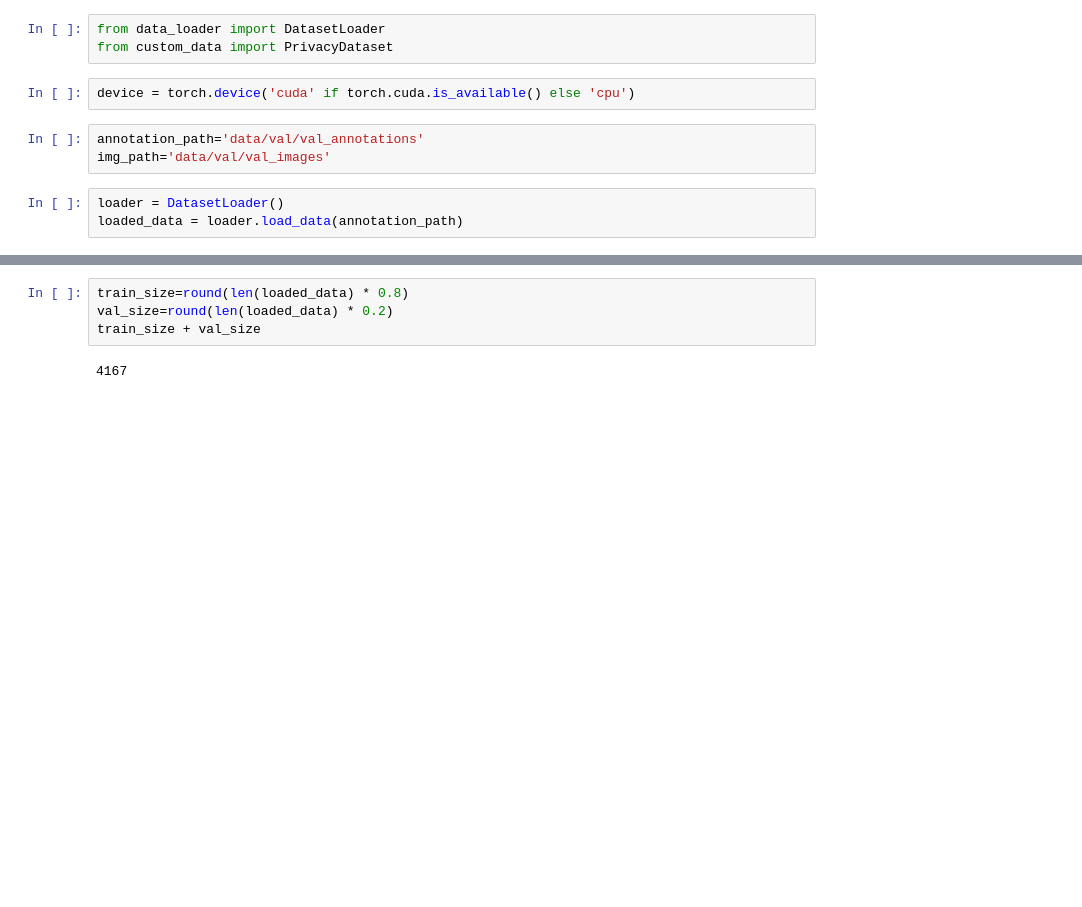
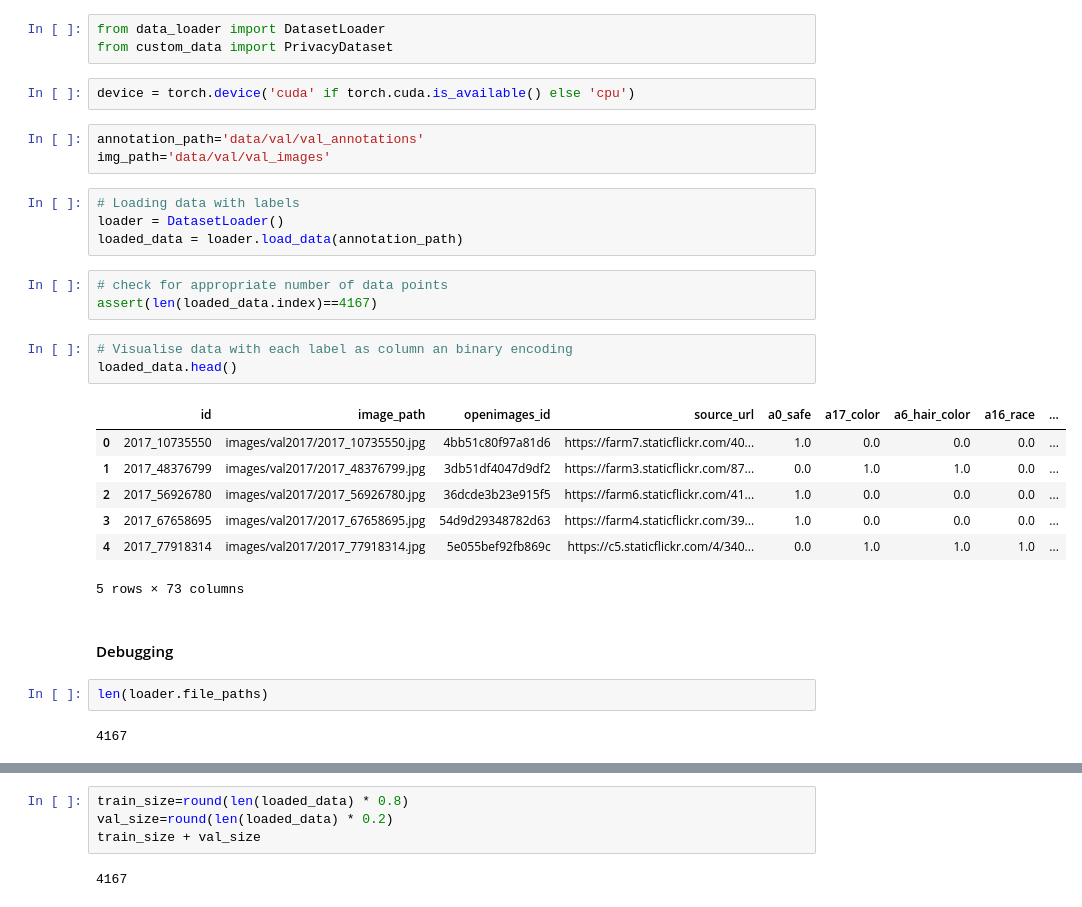
Before and after one commit to obrookes/privacy_decisions, a Jupyter notebook: data_exploration.ipynb, the cells around one changed output, grey strips where cells are left out. Saved outputs shown, nothing was run; the diff lists cells and outputs as text; blank space fills up the shorter version.

```diff
--- a/data_exploration.ipynb
+++ b/data_exploration.ipynb
@@ -21,5 +21,26 @@ device = torch.device('cuda' if torch.cuda.is_available() else 'cpu')
 annotation_path='data/val/val_annotations'
 img_path='data/val/val_images'
 # %%
+# Loading data with labels
 loader = DatasetLoader()
 loaded_data = loader.load_data(annotation_path)
+# %%
+# check for appropriate number of data points
+assert(len(loaded_data.index)==4167)
+# %%
+# Visualise data with each label as column an binary encoding
+loaded_data.head()
+# %% [output]
+|  | id | image_path | openimages_id | source_url | a0_safe | a17_color | a6_hair_color | a16_race | ... |
+| 0 | 2017_10735550 | images/val2017/2017_10735550.jpg | 4bb51c80f97a81d6 | https://farm7.staticflickr.com/40... | 1.0 | 0.0 | 0.0 | 0.0 | ... |
+| 1 | 2017_48376799 | images/val2017/2017_48376799.jpg | 3db51df4047d9df2 | https://farm3.staticflickr.com/87... | 0.0 | 1.0 | 1.0 | 0.0 | ... |
+| 2 | 2017_56926780 | images/val2017/2017_56926780.jpg | 36dcde3b23e915f5 | https://farm6.staticflickr.com/41... | 1.0 | 0.0 | 0.0 | 0.0 | ... |
+| 3 | 2017_67658695 | images/val2017/2017_67658695.jpg | 54d9d29348782d63 | https://farm4.staticflickr.com/39... | 1.0 | 0.0 | 0.0 | 0.0 | ... |
+| 4 | 2017_77918314 | images/val2017/2017_77918314.jpg | 5e055bef92fb869c | https://c5.staticflickr.com/4/340... | 0.0 | 1.0 | 1.0 | 1.0 | ... |
+5 rows × 73 columns
+# %% [markdown]
+#### Debugging
+# %%
+len(loader.file_paths)
+# %% [output]
+4167
```
Also changed, not shown: parts of 19 cells of this notebook.
